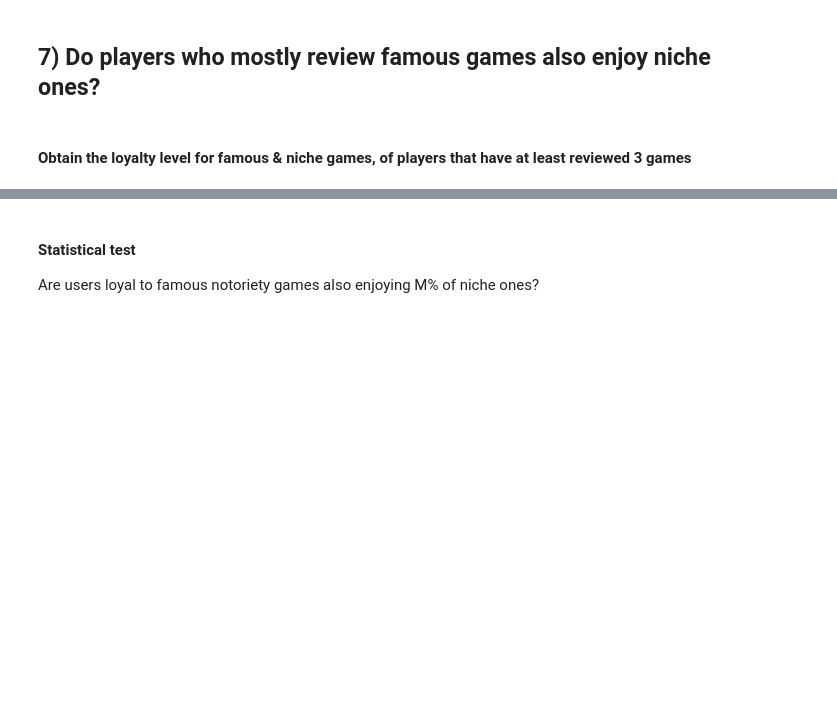
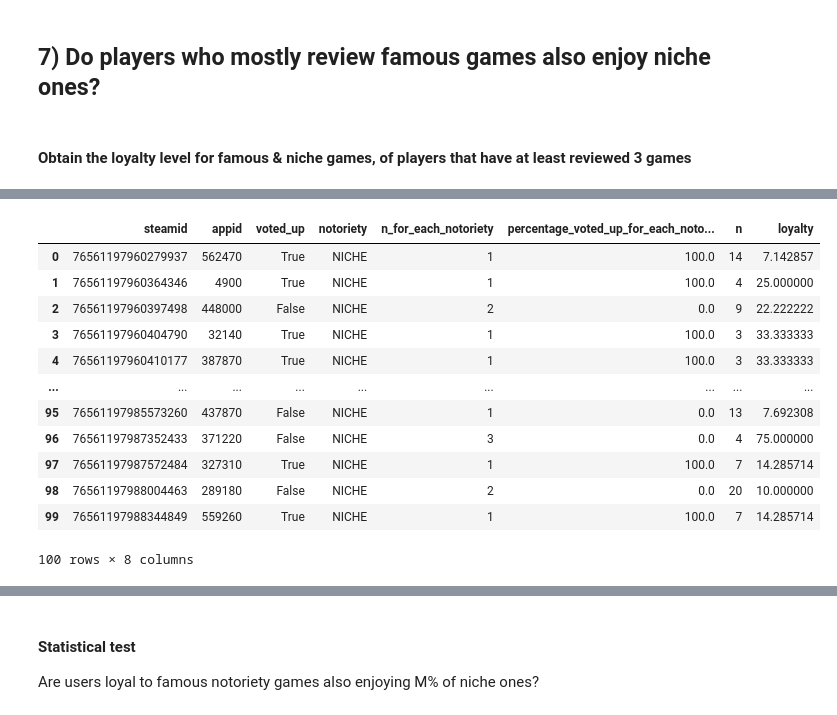
Before and after one commit to Amatofrancesco99/dsbda2022, a Jupyter notebook: notebooks/hypotheses/distributed/6-7th.ipynb, the cells around one changed output, grey strips where cells are left out. Drawn from its saved outputs; the diff is of its cells as text; code cells hidden in the pictures; blank space fills up the shorter version.

```diff
--- a/notebooks/hypotheses/distributed/6-7th.ipynb
+++ b/notebooks/hypotheses/distributed/6-7th.ipynb
@@ -256,0 +309,5 @@ niche_appreciation_pop_game_players.value_counts()
+# %%
+m_pd = m.to_pandas_on_spark()
+loyalty_niche_not_zero = m_pd[(m_pd['notoriety'] == 'NICHE') & (m_pd['loyalty'] > 0.0)]
+loyalty_niche_not_zero.to_spark().limit(100).toPandas()
+# %% [output]
@@ -256,0 +331,13 @@ niche_appreciation_pop_game_players.value_counts()
+|  | steamid | appid | voted_up | notoriety | n_for_each_notoriety | percentage_voted_up_for_each_noto... | n | loyalty |
+| 0 | 76561197960279937 | 562470 | True | NICHE | 1 | 100.0 | 14 | 7.142857 |
+| 1 | 76561197960364346 | 4900 | True | NICHE | 1 | 100.0 | 4 | 25.000000 |
+| 2 | 76561197960397498 | 448000 | False | NICHE | 2 | 0.0 | 9 | 22.222222 |
+| 3 | 76561197960404790 | 32140 | True | NICHE | 1 | 100.0 | 3 | 33.333333 |
+| 4 | 76561197960410177 | 387870 | True | NICHE | 1 | 100.0 | 3 | 33.333333 |
+| ... | ... | ... | ... | ... | ... | ... | ... | ... |
+| 95 | 76561197985573260 | 437870 | False | NICHE | 1 | 0.0 | 13 | 7.692308 |
+| 96 | 76561197987352433 | 371220 | False | NICHE | 3 | 0.0 | 4 | 75.000000 |
+| 97 | 76561197987572484 | 327310 | True | NICHE | 1 | 100.0 | 7 | 14.285714 |
+| 98 | 76561197988004463 | 289180 | False | NICHE | 2 | 0.0 | 20 | 10.000000 |
+| 99 | 76561197988344849 | 559260 | True | NICHE | 1 | 100.0 | 7 | 14.285714 |
+100 rows × 8 columns
```
Also changed, not shown: parts of 27 cells of this notebook.
